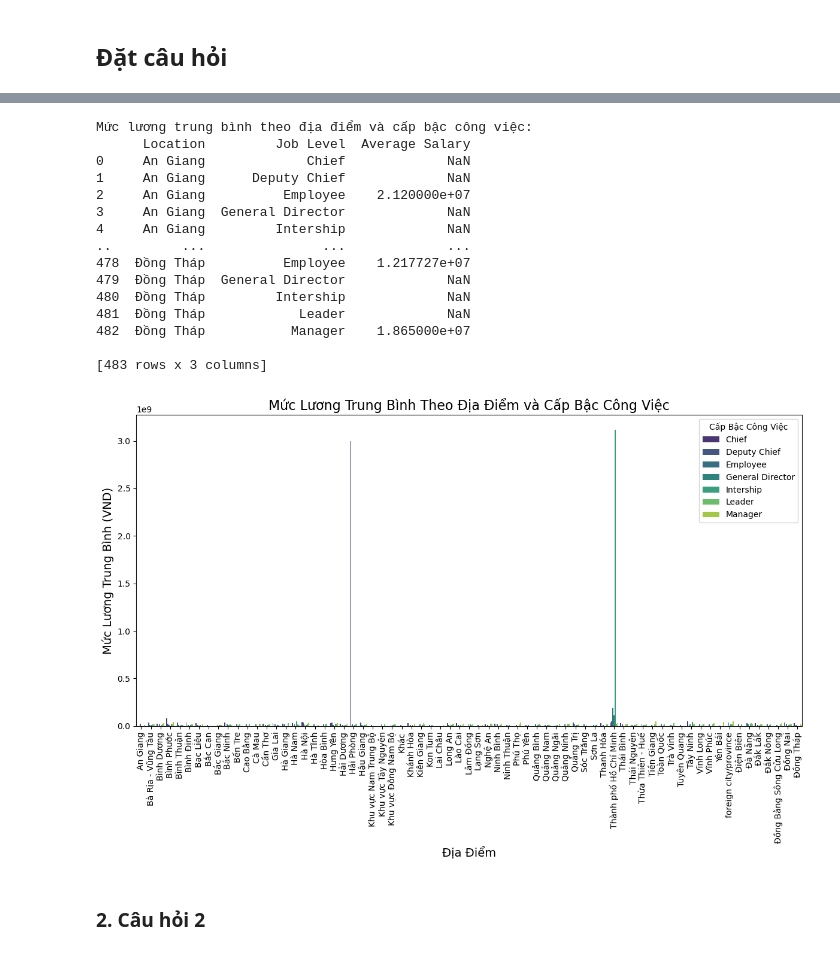
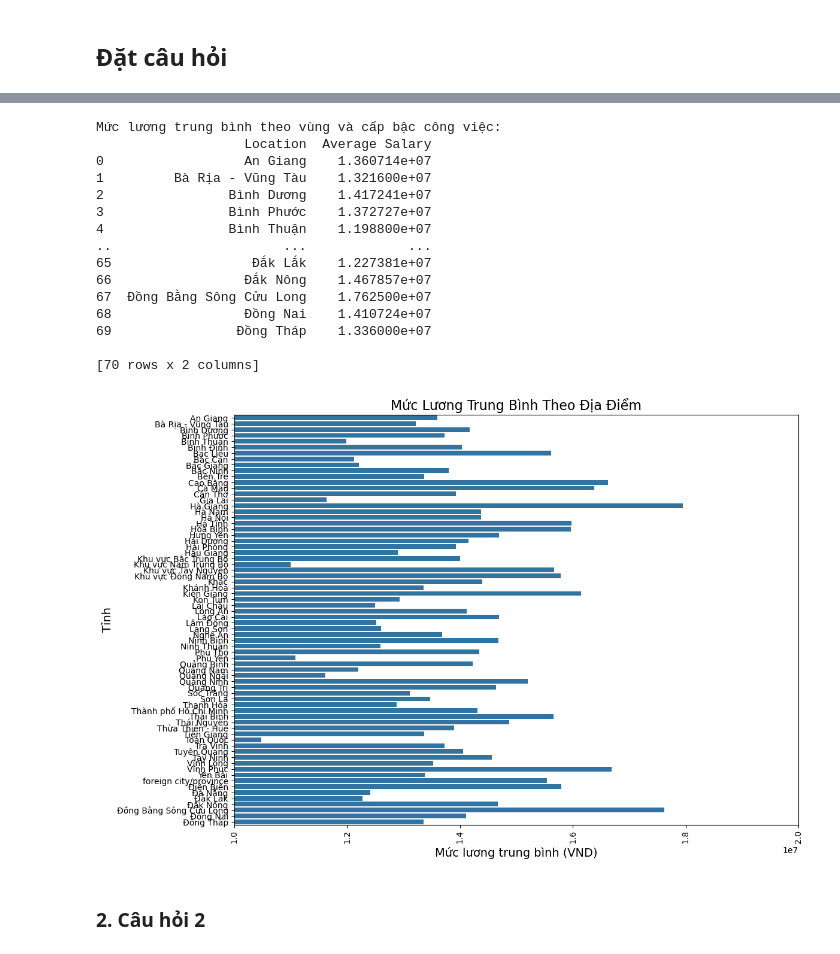
Before and after one commit to Dzivilord/carrerModeling, a Jupyter notebook: ExporingData/VisualizationData.ipynb, the cells around one changed output, grey strips where cells are left out. Drawn from its saved outputs; the diff is of its cells as text; code cells hidden in the pictures.

Commit message:
update_new_dataset_explo_visual

```diff
--- a/ExporingData/VisualizationData.ipynb
+++ b/ExporingData/VisualizationData.ipynb
@@ -140,12 +140,12 @@ city_to_vietnamese = {
     "Kv Đong Nam Bo": "Khu vực Đông Nam Bộ",
     "Kv Tay Nguyen": "Khu vực Tây Nguyên",
     "Kv Nam Trung Bo": "Khu vực Nam Trung Bộ",
+    "Kv Bac Trung Bo": "Khu vực Bắc Trung Bộ",
     "Đong Bang Song Cuu Long": "Đồng Bằng Sông Cửu Long",
     "Toan Quoc": "Toàn Quốc",
     "Khac": "Khác",
 
     # Các địa điểm khác (được gộp chung vào "foreign city/province")
-    "Quoc Te": "foreign city/province",
     "Svay Rieng": "foreign city/province",
     "Tokyo": "foreign city/province",
     "Xiangkhouang": "foreign city/province",
@@ -153,7 +153,7 @@ city_to_vietnamese = {
     "Yokohama": "foreign city/province",
     "Hokkaido": "foreign city/province",
     "Malaysia": "foreign city/province",
-    "Kv Bac Trung Bo": "foreign city/province",
+
     "Bangkok": "foreign city/province",
     "Kratie": "foreign city/province",
     "Phnompenh": "foreign city/province"
@@ -265,0 +402,12 @@ Name: count, dtype: int64
+# %%
+# Xóa các giá trị ngoại lai của cột Salary bằng tứ phân vị
+Q1 = df['Salary'].quantile(0.25)
+Q3 = df['Salary'].quantile(0.75)
+IQR = Q3 - Q1
+
+# Xác định các giá trị ngoại lai
+lower_bound = Q1 - 1.5 * IQR
+upper_bound = Q3 + 1.5 * IQR
+
+# Lọc bỏ các giá trị ngoại lai
+df = df[(df['Salary'] >= lower_bound) & (df['Salary'] <= upper_bound)]
@@ -266,43 +451,41 @@ Name: count, dtype: int64
 # %%
 # Tính toán mức lương trung bình theo Location và Job Level
-avg_salary = df.groupby(['Location', 'Job Level'])['Salary'].mean().reset_index()
+avg_salary = df.groupby(['Location'], observed=True)['Salary'].mean().reset_index()
 avg_salary.rename(columns={'Salary': 'Average Salary'}, inplace=True)
-print("\nMức lương trung bình theo địa điểm và cấp bậc công việc:")
+print("\nMức lương trung bình theo vùng và cấp bậc công việc:")
 print(avg_salary)
 # %% [output]
-Mức lương trung bình theo địa điểm và cấp bậc công việc:
-      Location         Job Level  Average Salary
-0     An Giang             Chief             NaN
-1     An Giang      Deputy Chief             NaN
-2     An Giang          Employee    2.120000e+07
-3     An Giang  General Director             NaN
-4     An Giang         Intership             NaN
-..         ...               ...             ...
-478  Đồng Tháp          Employee    1.217727e+07
-479  Đồng Tháp  General Director             NaN
-480  Đồng Tháp         Intership             NaN
-481  Đồng Tháp            Leader             NaN
-482  Đồng Tháp           Manager    1.865000e+07
+Mức lương trung bình theo vùng và cấp bậc công việc:
+                   Location  Average Salary
+0                  An Giang    1.360714e+07
+1         Bà Rịa - Vũng Tàu    1.321600e+07
+2                Bình Dương    1.417241e+07
+3                Bình Phước    1.372727e+07
+4                Bình Thuận    1.198800e+07
+..                      ...             ...
+65                  Đắk Lắk    1.227381e+07
+66                 Đắk Nông    1.467857e+07
+67  Đồng Bằng Sông Cửu Long    1.762500e+07
+68                 Đồng Nai    1.410724e+07
+69                Đồng Tháp    1.336000e+07
 
-[483 rows x 3 columns]
+[70 rows x 2 columns]
 # %%
 plt.figure(figsize=(12, 8))
 sns.barplot(
     data=avg_salary,
-    x='Location',
-    y='Average Salary',
-    hue='Job Level',
-    palette='viridis'
+    y='Location',
+    x='Average Salary',
 )
-plt.title('Mức Lương Trung Bình Theo Địa Điểm và Cấp Bậc Công Việc', fontsize=16)
-plt.xlabel('Địa Điểm', fontsize=14)
-plt.ylabel('Mức Lương Trung Bình (VND)', fontsize=14)
-plt.legend(title='Cấp Bậc Công Việc')
+plt.title('Mức Lương Trung Bình Theo Địa Điểm', fontsize=16)
+plt.ylabel('Tỉnh', fontsize=14)
+plt.xlabel('Mức lương trung bình (VND)', fontsize=14)
 plt.xticks(rotation=90)
+plt.xlim(10000000, 20000000)
 plt.tight_layout()
 plt.show()
 # %% [output]
-[figure, old version]
+[figure, new version]
 # %% [markdown]
 ### 2. Câu hỏi 2 <a id="iv2"></a>
 # %% [markdown]
```
Also changed, not shown: parts of 9 cells of this notebook, 4 other files.
